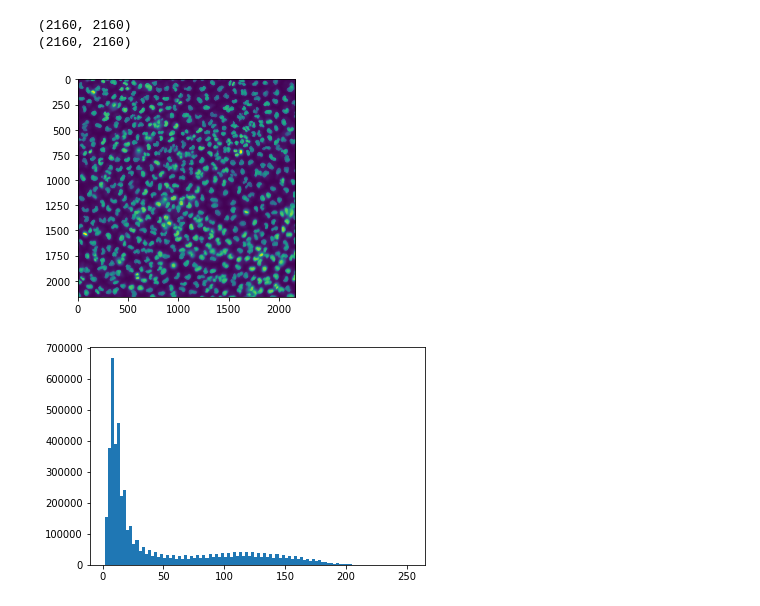
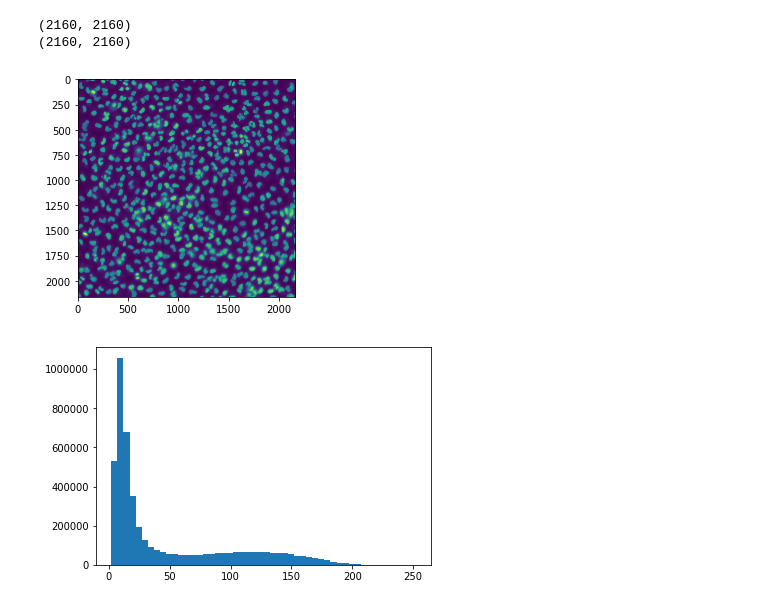
Before and after one commit to jr0th/segmentation, a Jupyter notebook: code/preprocessing/preprocessing_set03_step01.ipynb, the cells around one changed output. Saved outputs shown, nothing was run; the diff lists cells and outputs as text; code cells hidden in the pictures.

Commit message:
make training from image data work

```diff
--- a/code/preprocessing/preprocessing_set03_step01.ipynb
+++ b/code/preprocessing/preprocessing_set03_step01.ipynb
@@ -55,14 +55,3 @@ def process_image(index):
 
     # save
     skimage.io.imsave(data_set_dir + 'all_images/' + filename, image_8bit)
-
-joblib.Parallel(n_jobs = 100)(joblib.delayed(process_image)(i) for i in range(len(masks)))
-
-plt.imshow(debug_image_8bit)
-plt.show()
-
-plt.hist(debug_image_8bit.flatten(), bins=100)
-plt.show()
-# %% [output]
-[figure, removed]
-[figure, removed]
@@ -69,3 +60,13 @@ plt.show()
+# %%
+debug_image_8bit = skimage.io.imread('/home/jr0th/github/segmentation/data/set03/all_images/r01c01f01p01-ch1sk1fk1fl1.png')
+plt.imshow(debug_image_8bit)
+plt.show()
+
+plt.hist(debug_image_8bit.flatten(), bins=50)
+plt.show()
+# %% [output]
+[figure, added]
+[figure, added]
 # %%
 def process_label(index):
     mask = masks[index]
```
Also changed, not shown: parts of 4 cells of this notebook, 5 other files.
